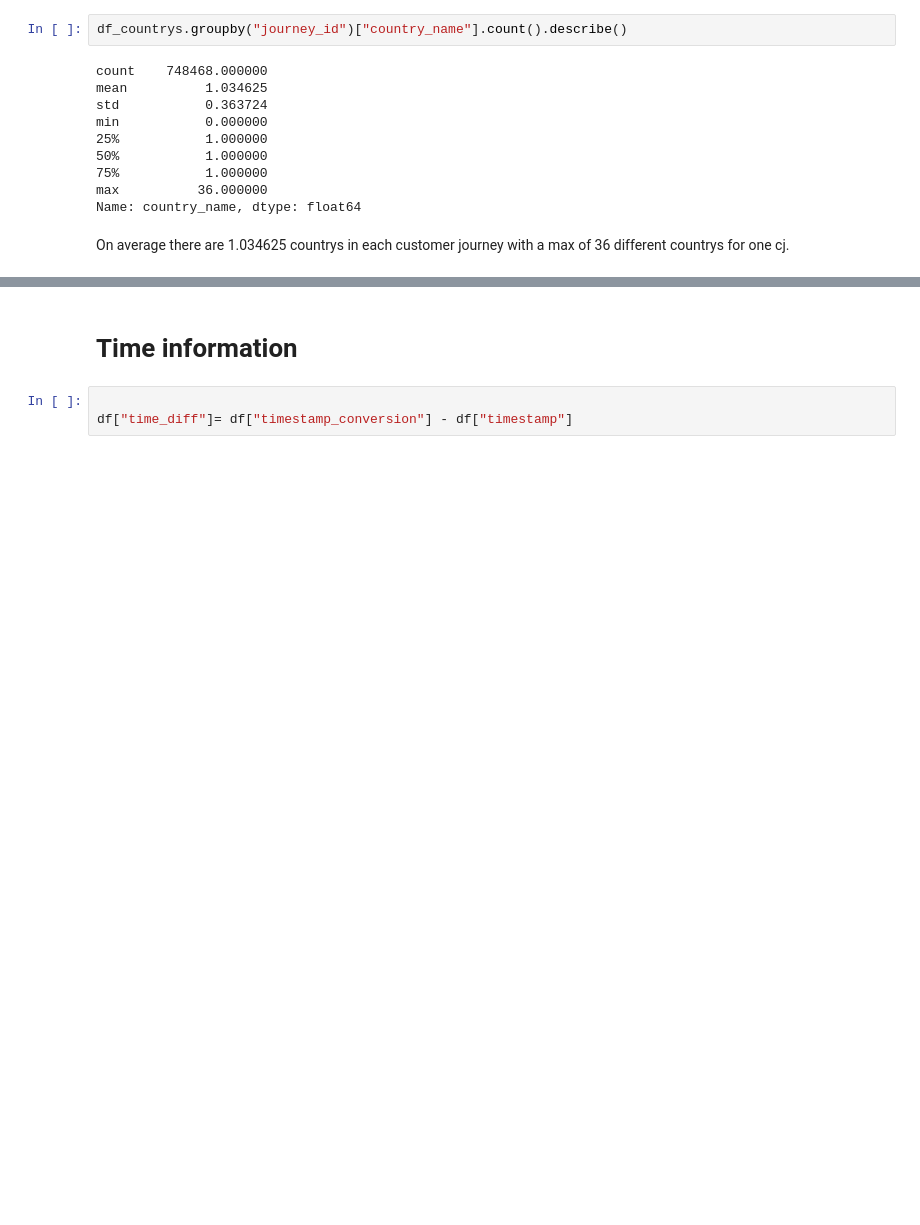
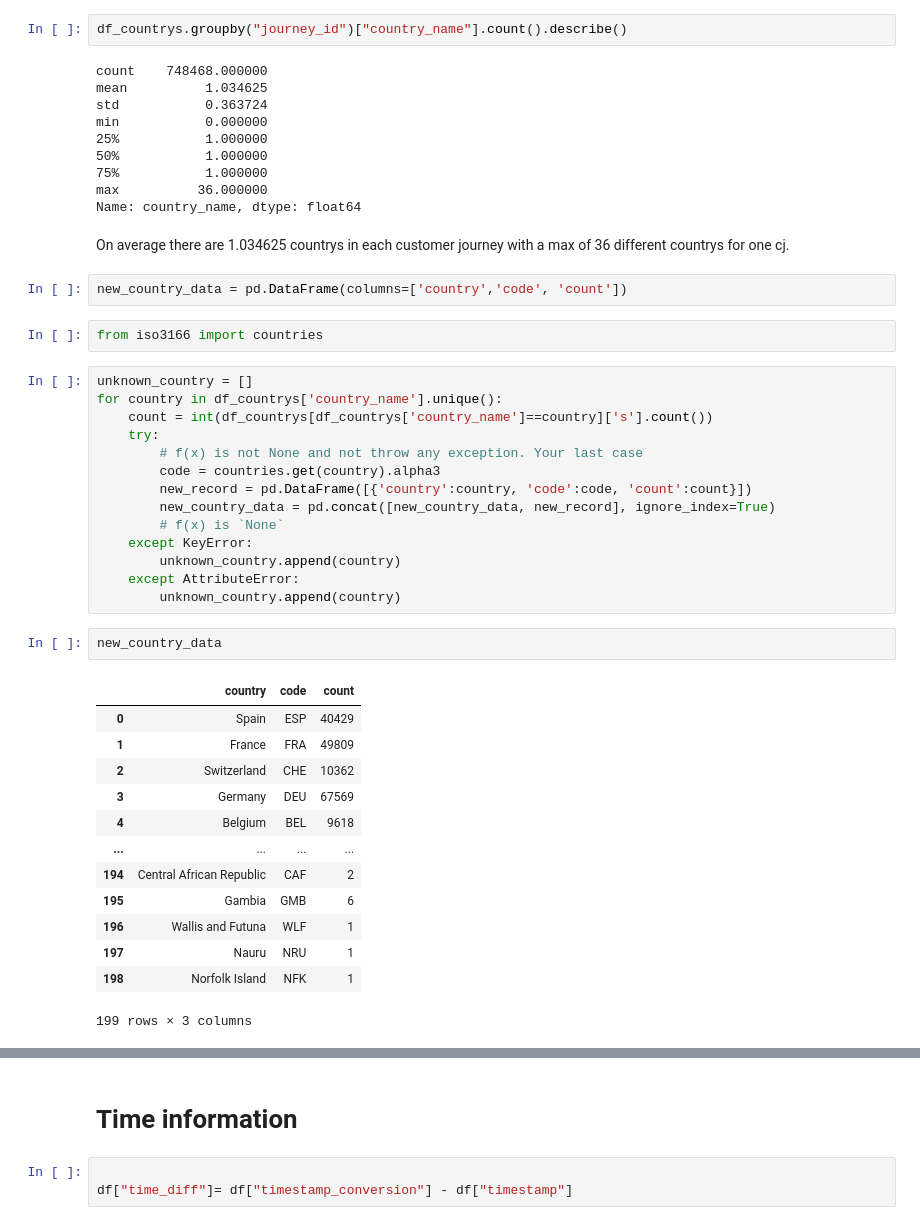
Before and after one commit to leooniiie/Thesis-marketing-attribution, a Jupyter notebook: data_explore.ipynb, the cells around one changed output, grey strips where cells are left out. Drawn from its saved outputs; the diff is of its cells as text; blank space fills up the shorter version.

Commit message:
Map of countries

```diff
--- a/data_explore.ipynb
+++ b/data_explore.ipynb
@@ -252,3 +285,37 @@ Name: country_name, dtype: float64
 # %% [markdown]
 On average there are 1.034625 countrys in each customer journey
 with a max of 36 different countrys for one cj.
+# %%
+new_country_data = pd.DataFrame(columns=['country','code', 'count'])
+# %%
+from iso3166 import countries
+# %%
+unknown_country = []
+for country in df_countrys['country_name'].unique():
+    count = int(df_countrys[df_countrys['country_name']==country]['s'].count())
+    try:
+        # f(x) is not None and not throw any exception. Your last case
+        code = countries.get(country).alpha3
+        new_record = pd.DataFrame([{'country':country, 'code':code, 'count':count}])
+        new_country_data = pd.concat([new_country_data, new_record], ignore_index=True)
+        # f(x) is `None`
+    except KeyError:
+        unknown_country.append(country)
+    except AttributeError:
+        unknown_country.append(country)
+# %%
+new_country_data
+# %% [output]
+|  | country | code | count |
+| 0 | Spain | ESP | 40429 |
+| 1 | France | FRA | 49809 |
+| 2 | Switzerland | CHE | 10362 |
+| 3 | Germany | DEU | 67569 |
+| 4 | Belgium | BEL | 9618 |
+| ... | ... | ... | ... |
+| 194 | Central African Republic | CAF | 2 |
+| 195 | Gambia | GMB | 6 |
+| 196 | Wallis and Futuna | WLF | 1 |
+| 197 | Nauru | NRU | 1 |
+| 198 | Norfolk Island | NFK | 1 |
+199 rows × 3 columns
```
Also changed, not shown: parts of 20 cells of this notebook, 1 other file.
